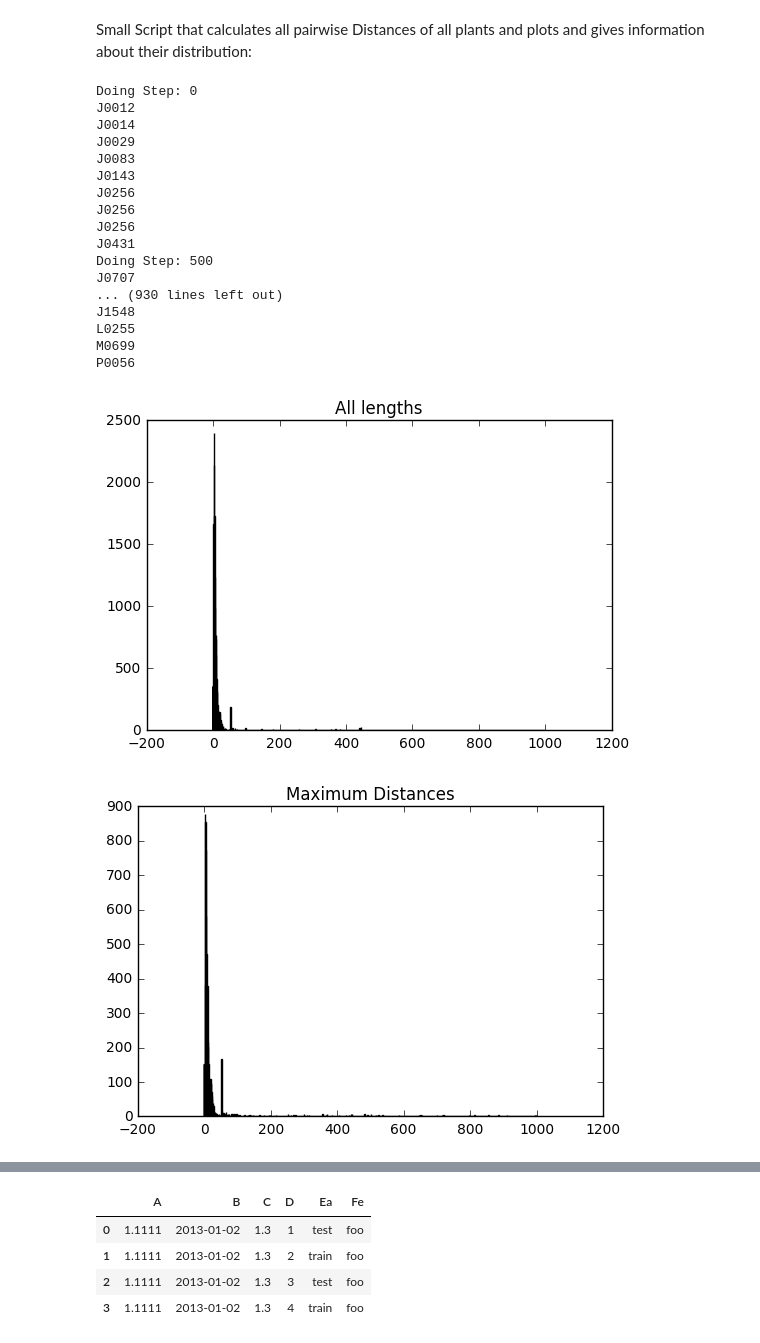
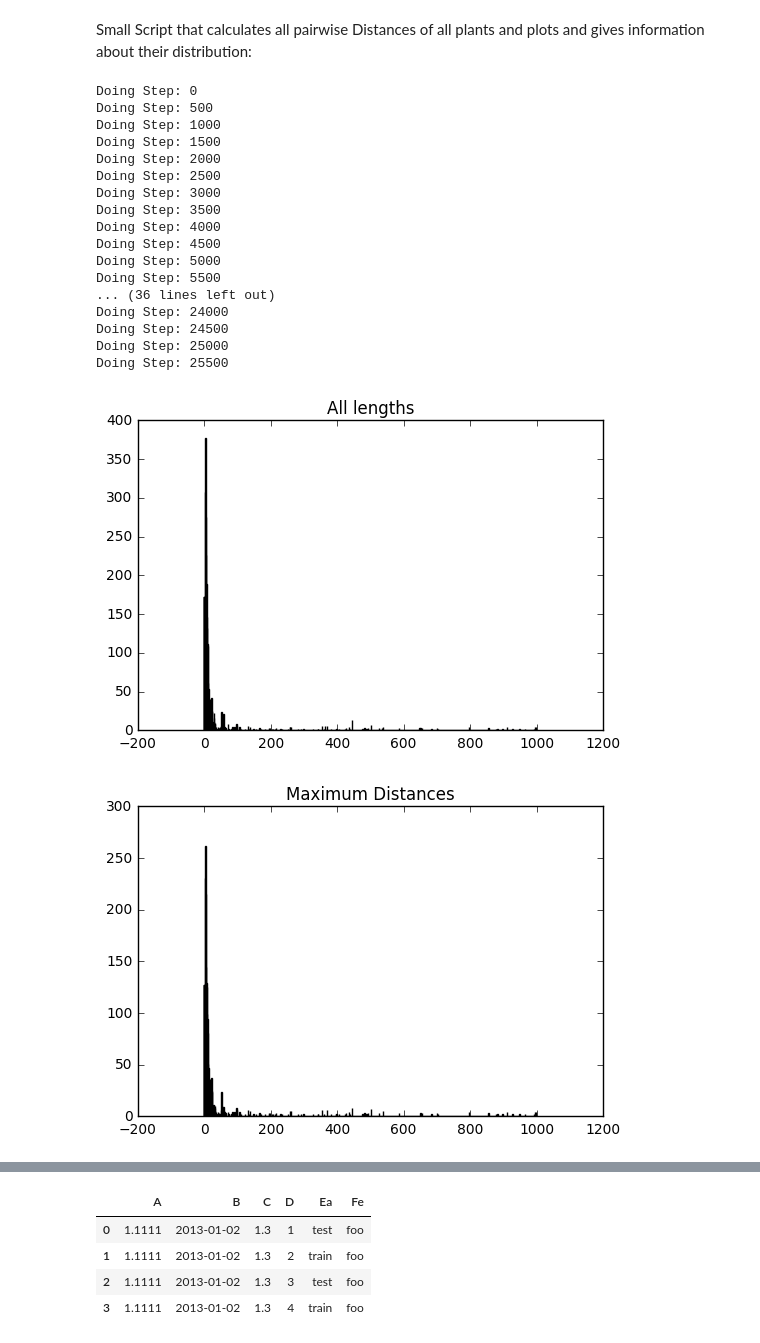
Before and after one commit to hringbauer/GPS-Cleaning-HZ, a Jupyter notebook: Antirrhinum Phase 1 Script.ipynb, the cells around one changed output, grey strips where cells are left out. Drawn from its saved outputs; the diff is of its cells as text; code cells hidden in the pictures.

Commit message:
ID-Track Decision

```diff
--- a/Antirrhinum Phase 1 Script.ipynb
+++ b/Antirrhinum Phase 1 Script.ipynb
@@ -458,9 +558,10 @@ min_list = []    # List where all minimums enter.
 for plant_id in df.PlantID.iloc[:]: # Iterate over all Plant IDs
     inds=look_up_plantID(plant_id,df)
     matching_plants = df.iloc[inds,:]
-    matching_plants = matching_plants[matching_plants.Track_Score>=2]
+    matching_plants = matching_plants[matching_plants.Track_Score>=3] # Extract plants with track_score at least 2
 
-    #matching_plants = df.iloc[rel_indices,:]    # Where to find the plants with the right PlantID; then extract them.
+    #matching_plants_awesome = matching_plants[matching_plants.Track_Score==3]
+
 
     coords_matching = matching_plants.loc[:,['CorrectedLatitude','CorrectedLongitude','CorrectedAltitude']]
 
@@ -478,56 +579,65 @@ for plant_id in df.PlantID.iloc[:]: # Iterate over all Plant IDs
     dist_list += loc_dist_list
 
     if len(loc_dist_list)>0:
-        #if np.max(loc_dist_list)>=50:
+        #if np.max(loc_dist_list)>=50:  # Print Plants which are at least 50 m away from each other
             #print(plant_id)
-
         max_list.append(np.max(loc_dist_list))
         min_list.append(np.min(loc_dist_list))
+
 
     if counter % 500 == 0:
         print("Doing Step: %i " %counter)
     counter += 1
 
 bins = np.linspace(-0.5, 1000.5, 1001)
 
 plt.figure()
 plt.hist(dist_list, range=[0,1000], bins=bins)
 plt.title("All lengths")
 plt.show()
 
 plt.figure()
 plt.hist(max_list, range=[0,1000], bins=bins)
 plt.title("Maximum Distances")
 plt.show()
 
 plt.figure()
 plt.hist(min_list, range=[0,1000], bins=bins)
 plt.title("Minimum Distances")
 plt.show()
 
 max_dists=np.array(max_list)
+min_dists=np.array(min_list)
+
 print("Total Number of Individuals with multiple valueable Readings: %i" % len(max_dists))
 print("Number of Maximum Distances >500m: %i" % np.sum(max_dists >= 500))
 print("Number of Maximum Distances >100m: %i" % np.sum(max_dists >= 100))
 print("Number of Maximum Distances >50m: %i" % np.sum(max_dists >= 50))
 print("Number of Maximum Distances >10m: %i" % np.sum(max_dists >= 10))
+
+# Some Statistics where resolution might be possible:
+print("\nTotal Number of Individuals with valuable readings where automatic resolution might be possible")
+print("Number of Maximum Distances >500m: %i" % np.sum((max_dists >= 500) * (min_dists <=10) ) )
+print("Number of Maximum Distances >100m: %i" % np.sum((max_dists >= 100) * (min_dists <=10) ) )
+print("Number of Maximum Distances >50m: %i" % np.sum((max_dists >= 50)* (min_dists <=10) ) )
+print("Number of Maximum Distances >10m: %i" % np.sum((max_dists >= 10) * (min_dists <=10) ) )
 # %% [output]
 Doing Step: 0
-J0012
-J0014
-J0029
-J0083
-J0143
-J0256
-J0256
-J0256
-J0431
 Doing Step: 500
-J0707
-... (930 lines left out)
-J1548
-L0255
-M0699
-P0056
+Doing Step: 1000
+Doing Step: 1500
+Doing Step: 2000
+Doing Step: 2500
+Doing Step: 3000
+Doing Step: 3500
+Doing Step: 4000
+Doing Step: 4500
+Doing Step: 5000
+Doing Step: 5500
+... (36 lines left out)
+Doing Step: 24000
+Doing Step: 24500
+Doing Step: 25000
+Doing Step: 25500
-[figure, old version]
+[figure, new version]
-[figure, old version]
+[figure, new version]
```
Also changed, not shown: parts of 11 cells of this notebook, 1 other file.
